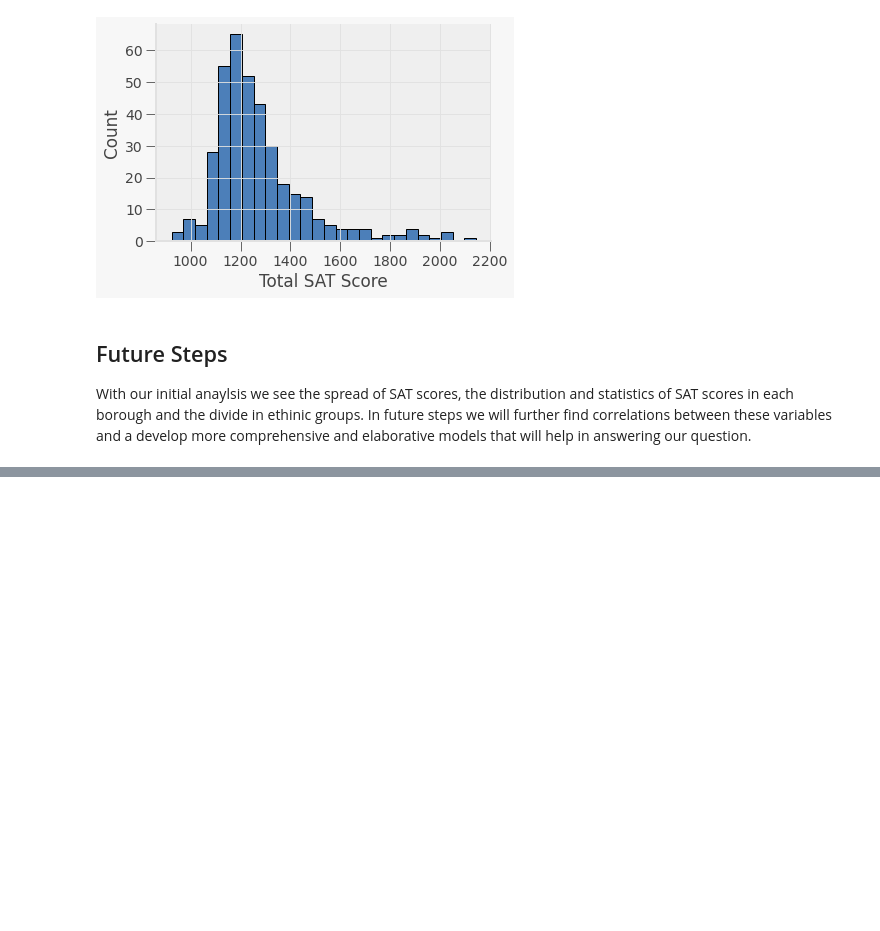
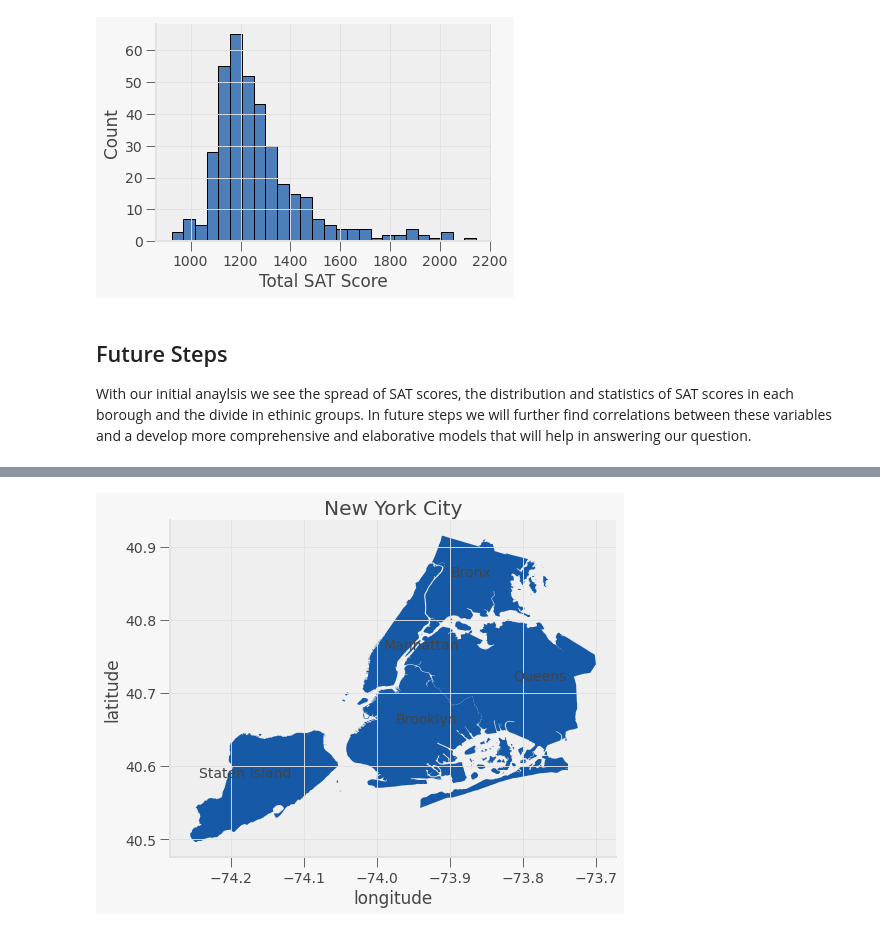
Before and after one commit to ECO225W2022/ECO225-arhammalik1, a Jupyter notebook: Project 1.ipynb, the cells around one changed output, grey strips where cells are left out. Saved outputs shown, nothing was run; the diff lists cells and outputs as text; code cells hidden in the pictures; blank space fills up the shorter version.

Commit message:
Update Project 1.ipynb
Adding graph of boroughs for NYC

```diff
--- a/Project 1.ipynb
+++ b/Project 1.ipynb
@@ -241,3 +245,6 @@ sns.histplot(df2['Total SAT Score'])
 # %% [markdown]
 ## Future Steps
 With our initial anaylsis we see the spread of SAT scores, the distribution and statistics of SAT scores in each borough and the divide in ethinic groups. In future steps we will further find correlations between these variables and a develop more comprehensive and elaborative models that will help in answering our question.
+# %%
+nyc = pd.read_csv(r'C:\Users\Anwar Malik\Downloads\nybb.csv')
+nyc.head(5)
@@ -243,0 +258,10 @@ With our initial anaylsis we see the spread of SAT scores, the distribution and
+# %%
+df5 = pd.DataFrame({
+'Borough':['Queens', 'Manhattan','Brooklyn', 'Bronx', 'Staten Island'],
+'Latitude': [40.711111, 40.753210, 40.652112, 40.853829, 40.578410],
+'Longitude': [-73.820001, -73.997860, -73.98111, -73.906455,-74.250000]
+})
+df5["Coordinates"] = list(zip(df5.Longitude, df5.Latitude))
+df5["Coordinates"] = df5["Coordinates"].apply(Point)
+gdf = gpd.GeoDataFrame(df5, geometry="Coordinates")
+gdf.head()
@@ -243,0 +275,17 @@ With our initial anaylsis we see the spread of SAT scores, the distribution and
+# %%
+nyc['geom'] = nyc['the_geom'].apply(wkt.loads)
+
+#Now convert the pandas dataframe into a Geopandas GeoDataFrame
+nyc = gpd.GeoDataFrame(nyc, geometry='geom')
+
+fig,ax = plt.subplots(1,1, figsize=(8,8))
+plt.title("New York City")
+plt.xlabel('longitude')
+plt.ylabel('latitude')
+nyc.plot(ax=ax)
+
+
+for x, y, label in zip(gdf['Coordinates'].x, gdf['Coordinates'].y, gdf['Borough']):
+    ax.annotate(label, xy=(x,y), xytext=(5,5), textcoords='offset points')
+# %% [output]
+[figure, added]
```
Also changed, not shown: parts of 3 cells of this notebook.
